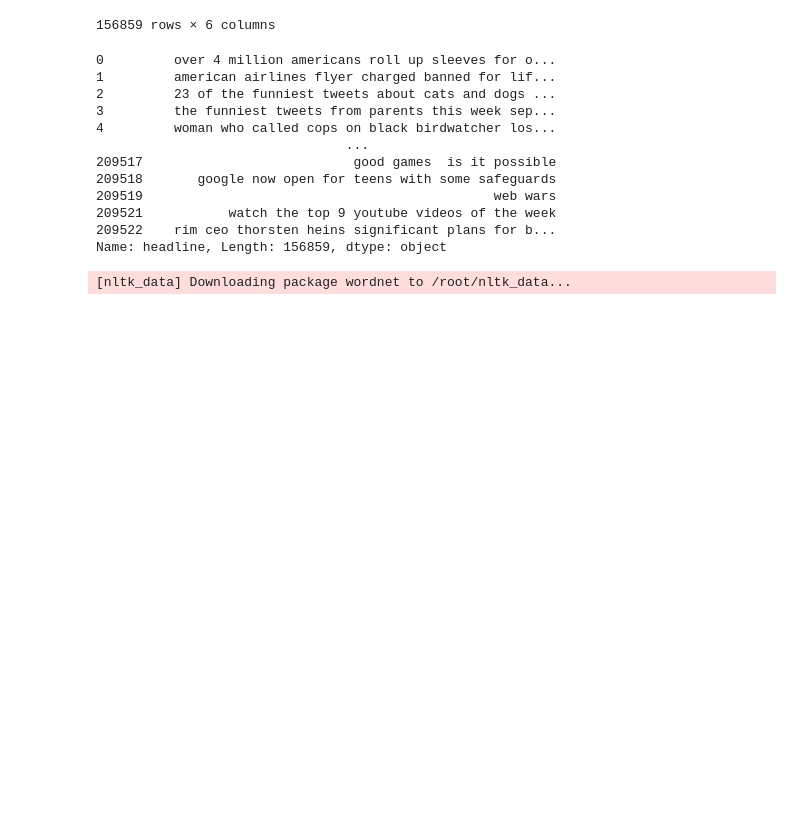
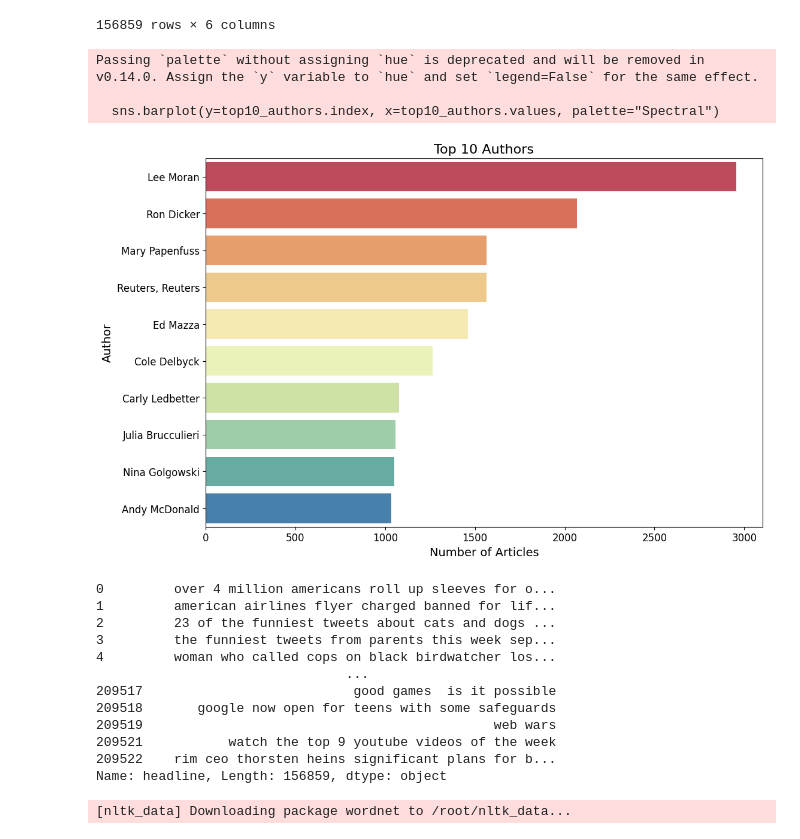
Before and after one commit to kevin-r-murphy/ba820, a Jupyter notebook: BA820.ipynb, the cells around one changed output. Cells and saved outputs as stored; diff of their text form; code cells hidden in the pictures; blank space fills up the shorter version.

```diff
--- a/BA820.ipynb
+++ b/BA820.ipynb
@@ -114,3 +116,18 @@ df
+# %%
+plt.figure(figsize=(12, 8))
+top10_authors = df['authors'].value_counts().head(10)
+sns.barplot(y=top10_authors.index, x=top10_authors.values, palette="Spectral")
+plt.title('Top 10 Authors', fontsize=16)
+plt.xlabel('Number of Articles', fontsize=14)
+plt.ylabel('Author', fontsize=14)
+plt.xticks(fontsize=12)
+plt.yticks(fontsize=12)
+plt.show()
+# %% [output]
+Passing `palette` without assigning `hue` is deprecated and will be removed in v0.14.0. Assign the `y` variable to `hue` and set `legend=False` for the same effect.
+
+  sns.barplot(y=top10_authors.index, x=top10_authors.values, palette="Spectral")
+[figure, added]
 # %%
 headlines = pd.DataFrame(df['headline'], columns =['headline'])
 headlines = headlines['headline'].str.lower().str.replace('[^\w\s]','') #Headlines to lowercase & remove punctuation
```
Also changed, not shown: parts of 3 cells of this notebook.
